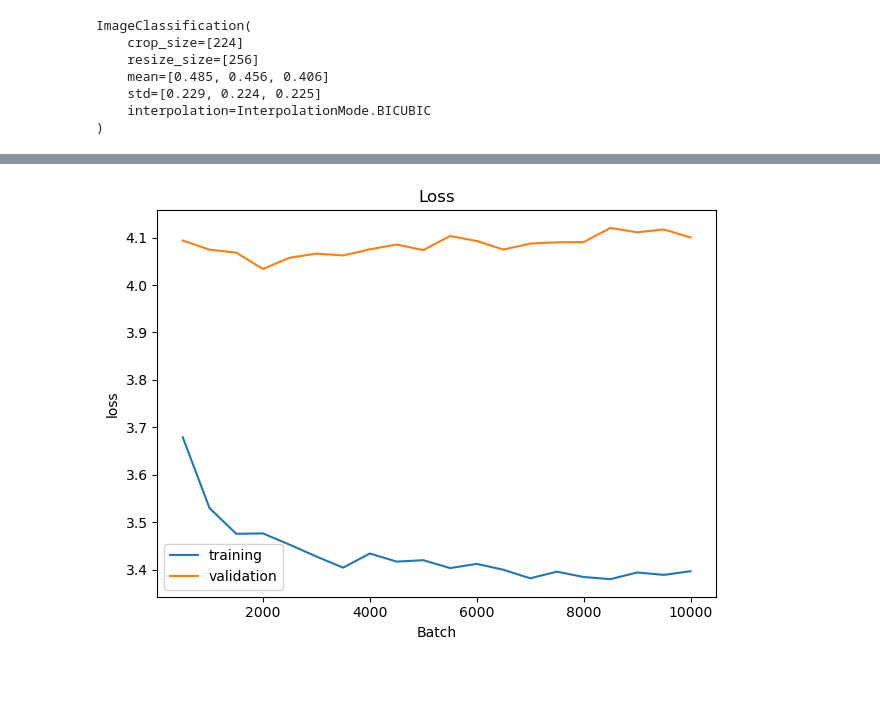
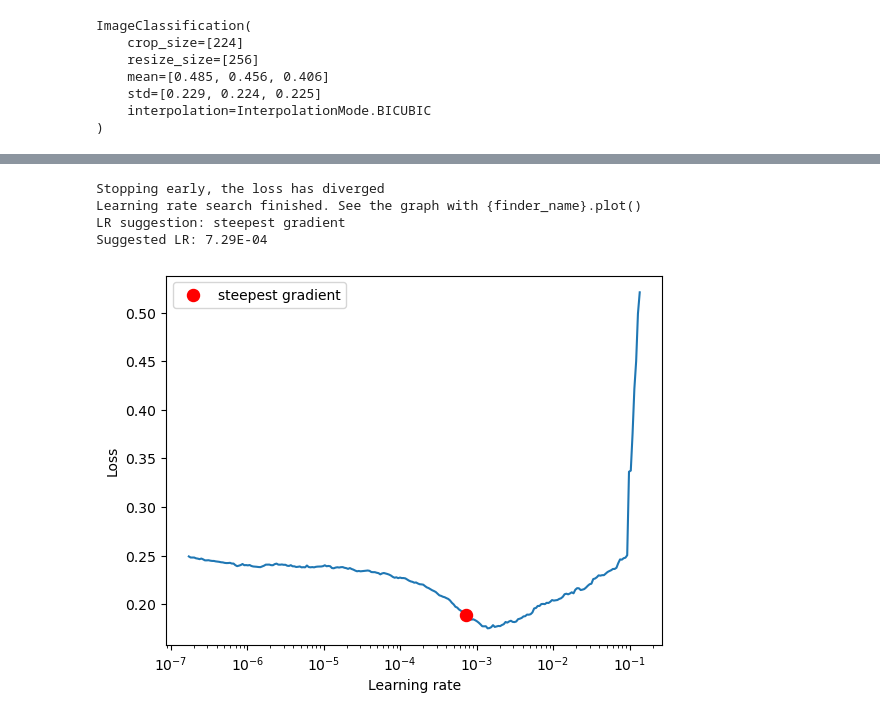
Before and after one commit to allispaul/brains, a Jupyter notebook: small-dataset.ipynb, the cells around one changed output, grey strips where cells are left out. Saved outputs shown, nothing was run; the diff lists cells and outputs as text; code cells hidden in the pictures; blank space fills up the shorter version.

```diff
--- a/small-dataset.ipynb
+++ b/small-dataset.ipynb
@@ -103,8 +132,28 @@ Predicted on 1000 validation batches in 25.31s.
 # %%
-model = Spectrogram_EfficientNet().to(DEVICE)
-trainer = Trainer(model, train_loader, valid_loader)
+# Defaults
+from utils import Spectrogram_EfficientNet, SpectrogramDataset
+from torch_lr_finder import LRFinder
+from torch.utils.data import DataLoader
+train_small = SpectrogramDataset(metadata_train, n_items=5000,
+                                 preloaded=True, normalize_targets=True, random_state=4)
+valid_small = SpectrogramDataset(metadata_valid, n_items=1000,
+                                 preloaded=True, normalize_targets=True, random_state=4)
 
-trainer.train_eval_loop(10_000, 500, 500)
-trainer.plot_metrics()
+batch_size = 32
+torch.manual_seed(4)
+train_loader = DataLoader(train_small, batch_size=batch_size, shuffle=True)
+valid_loader = DataLoader(valid_small, batch_size=batch_size)
+
+model = Spectrogram_EfficientNet(frozen=False).to(DEVICE)
+optimizer = torch.optim.AdamW(model.parameters(), lr=1e-7)
+loss_fn = torch.nn.KLDivLoss(reduction="mean")
+lr_finder = LRFinder(model, optimizer, loss_fn, device="cuda")
+lr_finder.range_test(train_loader, end_lr=1, num_iter=300)
+lr_finder.plot() # to inspect the loss-learning rate graph
+lr_finder.reset() # to reset the model and optimizer to their initial state
 # %% [output]
+Stopping early, the loss has diverged
+Learning rate search finished. See the graph with {finder_name}.plot()
+LR suggestion: steepest gradient
+Suggested LR: 7.29E-04
-[figure, old version]
+[figure, new version]
```
Also changed, not shown: parts of 20 cells of this notebook, 46 other files.
